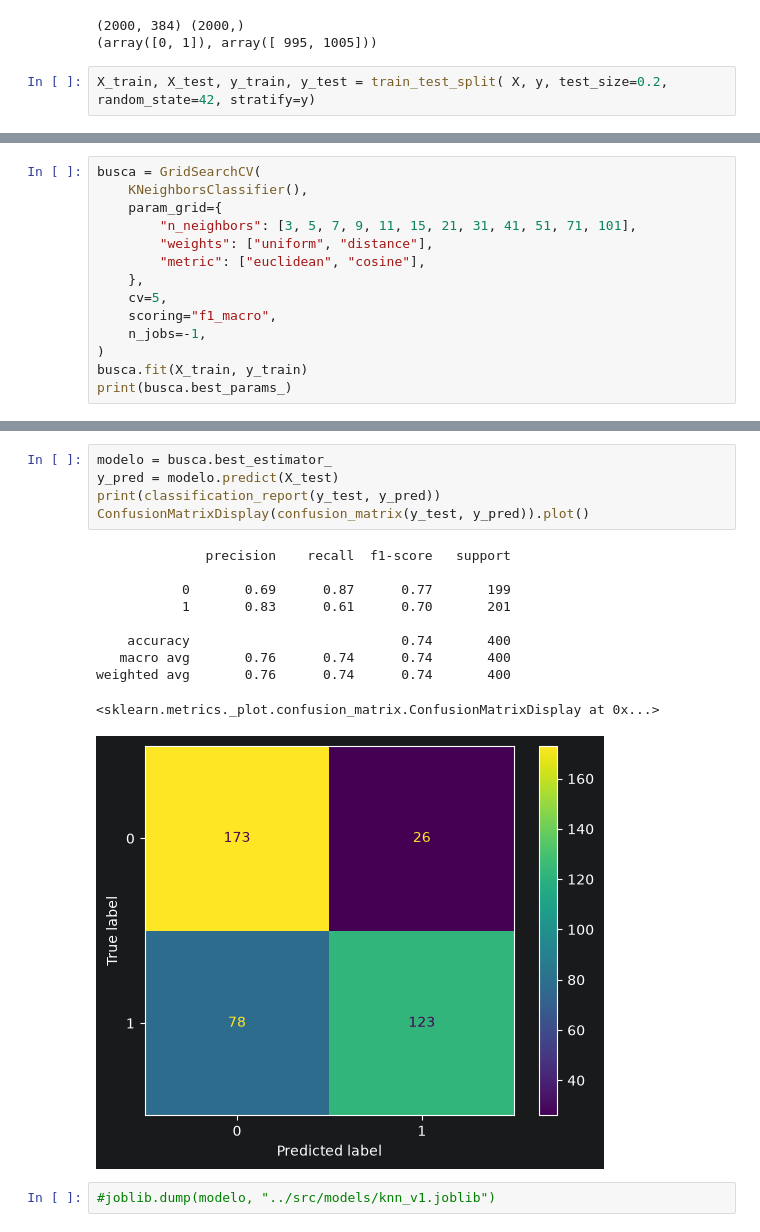
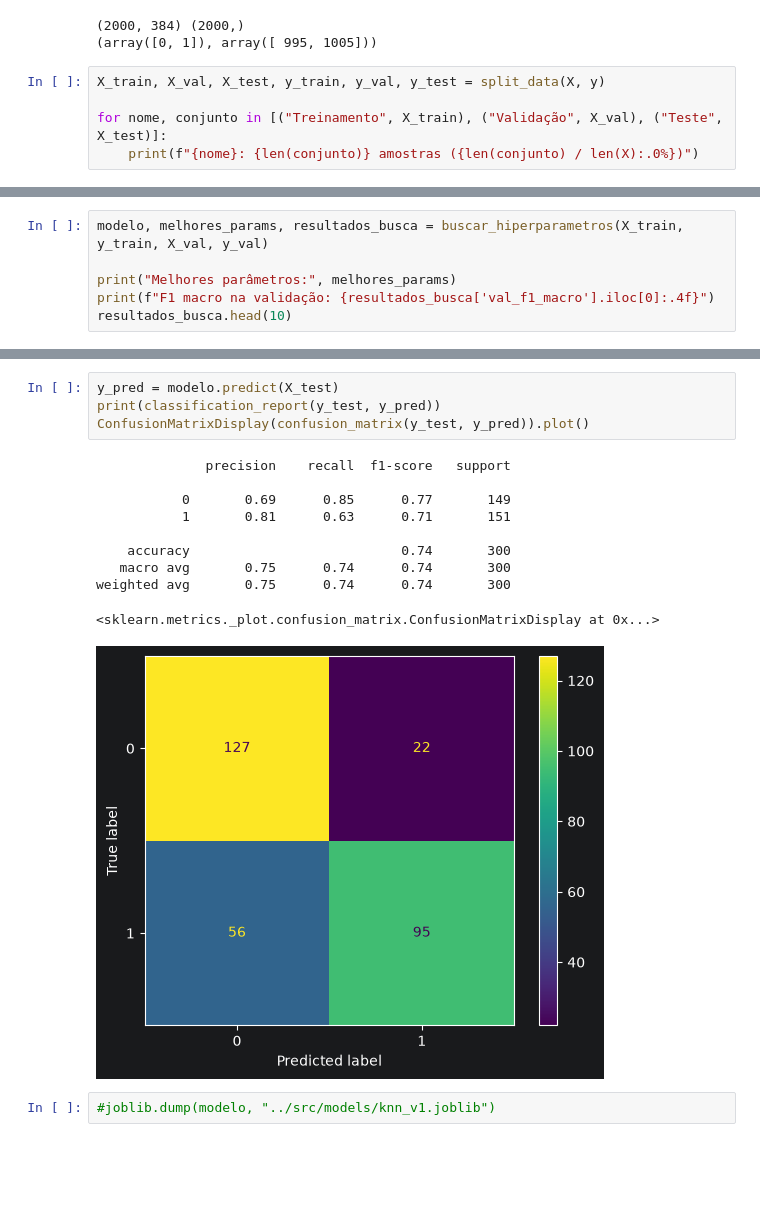
Before and after one commit to Kaickpl/Projeto-IA-classificacaoSentimentosFilme, a Jupyter notebook: notebooks/05_knn.ipynb, the cells around one changed output, grey strips where cells are left out. Cells and saved outputs as stored; diff of their text form; blank space fills up the shorter version.

Commit message:
Criação do arquivo split para gerir a divisão dos dados e reajsute dos valores dos modelos

```diff
--- a/notebooks/05_knn.ipynb
+++ b/notebooks/05_knn.ipynb
@@ -59,4 +66,7 @@ print(np.unique(y, return_counts=True))
 (2000, 384) (2000,)
 (array([0, 1]), array([ 995, 1005]))
 # %%
-X_train, X_test, y_train, y_test = train_test_split( X, y, test_size=0.2, random_state=42, stratify=y)
+X_train, X_val, X_test, y_train, y_val, y_test = split_data(X, y)
+
+for nome, conjunto in [("Treinamento", X_train), ("Validação", X_val), ("Teste", X_test)]:
+    print(f"{nome}: {len(conjunto)} amostras ({len(conjunto) / len(X):.0%})")
@@ -63,15 +77,7 @@ X_train, X_test, y_train, y_test = train_test_split( X, y, test_size=0.2, random
 # %%
-busca = GridSearchCV(
-    KNeighborsClassifier(),
-    param_grid={
-        "n_neighbors": [3, 5, 7, 9, 11, 15, 21, 31, 41, 51, 71, 101],
-        "weights": ["uniform", "distance"],
-        "metric": ["euclidean", "cosine"],
-    },
-    cv=5,
-    scoring="f1_macro",
-    n_jobs=-1,
-)
-busca.fit(X_train, y_train)
-print(busca.best_params_)
+modelo, melhores_params, resultados_busca = buscar_hiperparametros(X_train, y_train, X_val, y_val)
+
+print("Melhores parâmetros:", melhores_params)
+print(f"F1 macro na validação: {resultados_busca['val_f1_macro'].iloc[0]:.4f}")
+resultados_busca.head(10)
 # %% [output]
@@ -79,19 +97,18 @@ print(busca.best_params_)
 # %%
-modelo = busca.best_estimator_
 y_pred = modelo.predict(X_test)
 print(classification_report(y_test, y_pred))
 ConfusionMatrixDisplay(confusion_matrix(y_test, y_pred)).plot()
 # %% [output]
               precision    recall  f1-score   support
 
-           0       0.69      0.87      0.77       199
-           1       0.83      0.61      0.70       201
+           0       0.69      0.85      0.77       149
+           1       0.81      0.63      0.71       151
 
-    accuracy                           0.74       400
-   macro avg       0.76      0.74      0.74       400
-weighted avg       0.76      0.74      0.74       400
+    accuracy                           0.74       300
+   macro avg       0.75      0.74      0.74       300
+weighted avg       0.75      0.74      0.74       300
 <sklearn.metrics._plot.confusion_matrix.ConfusionMatrixDisplay at 0x...>
-[figure, old version]
+[figure, new version]
 # %%
 #joblib.dump(modelo, "../src/models/knn_v1.joblib")
 # %%
```
Also changed, not shown: parts of 7 cells of this notebook, 16 other files.
